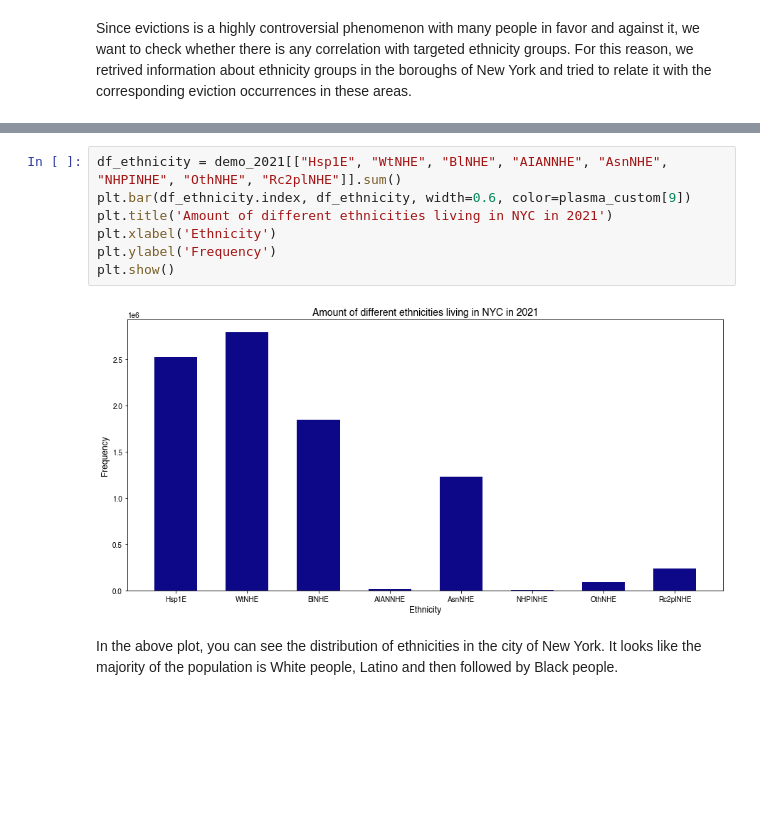
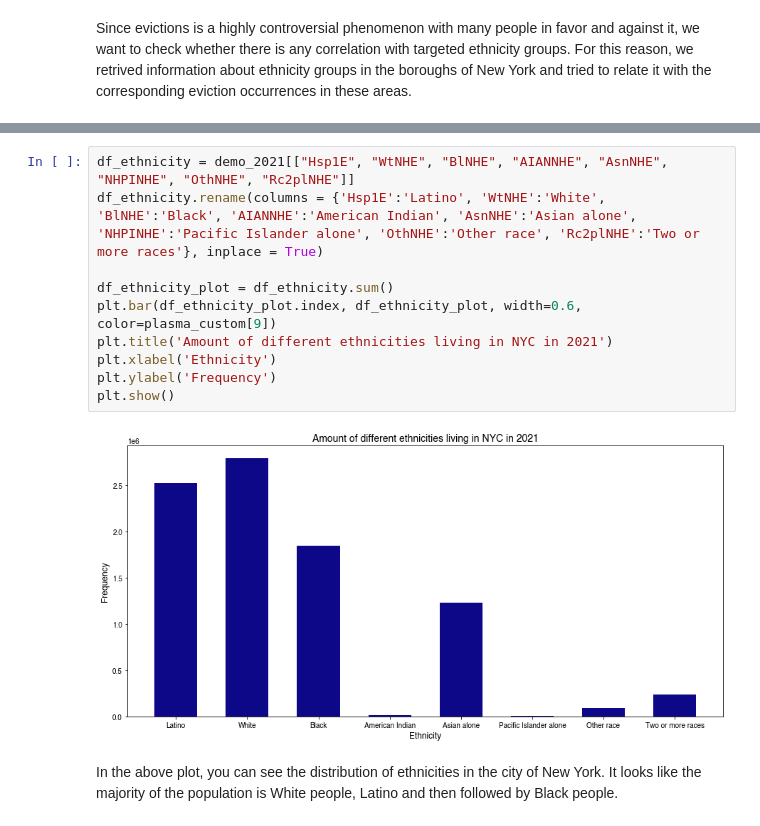
Before and after one commit to FranziskaMarie/Evictions-NYC, a Jupyter notebook: ExplainerNotebook.ipynb, the cells around one changed output, grey strips where cells are left out. Cells and saved outputs as stored; diff of their text form; blank space fills up the shorter version.

```diff
--- a/ExplainerNotebook.ipynb
+++ b/ExplainerNotebook.ipynb
@@ -606,12 +618,15 @@ Since evictions is a highly controversial phenomenon with many people in favor a
 # %%
-df_ethnicity = demo_2021[["Hsp1E", "WtNHE", "BlNHE", "AIANNHE", "AsnNHE", "NHPINHE", "OthNHE", "Rc2plNHE"]].sum()
-plt.bar(df_ethnicity.index, df_ethnicity, width=0.6, color=plasma_custom[9])
+df_ethnicity = demo_2021[["Hsp1E", "WtNHE", "BlNHE", "AIANNHE", "AsnNHE", "NHPINHE", "OthNHE", "Rc2plNHE"]]
+df_ethnicity.rename(columns = {'Hsp1E':'Latino', 'WtNHE':'White', 'BlNHE':'Black', 'AIANNHE':'American Indian', 'AsnNHE':'Asian alone', 'NHPINHE':'Pacific Islander alone', 'OthNHE':'Other race', 'Rc2plNHE':'Two or more races'}, inplace = True)
+
+df_ethnicity_plot = df_ethnicity.sum()
+plt.bar(df_ethnicity_plot.index, df_ethnicity_plot, width=0.6, color=plasma_custom[9])
 plt.title('Amount of different ethnicities living in NYC in 2021')
 plt.xlabel('Ethnicity')
 plt.ylabel('Frequency')
 plt.show()
 # %% [output]
-[figure, old version]
+[figure, new version]
 # %% [markdown]
 In the above plot, you can see the distribution of ethnicities in the city of New York. It looks like the majority of the population is White people, Latino and then followed by Black people.
 # %%
```
Also changed, not shown: parts of 3 cells of this notebook.
